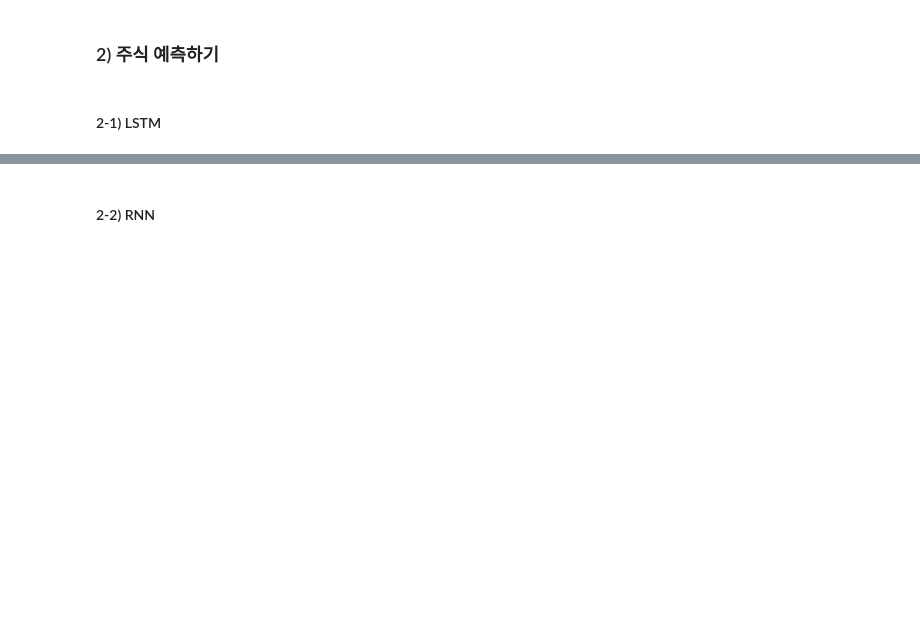
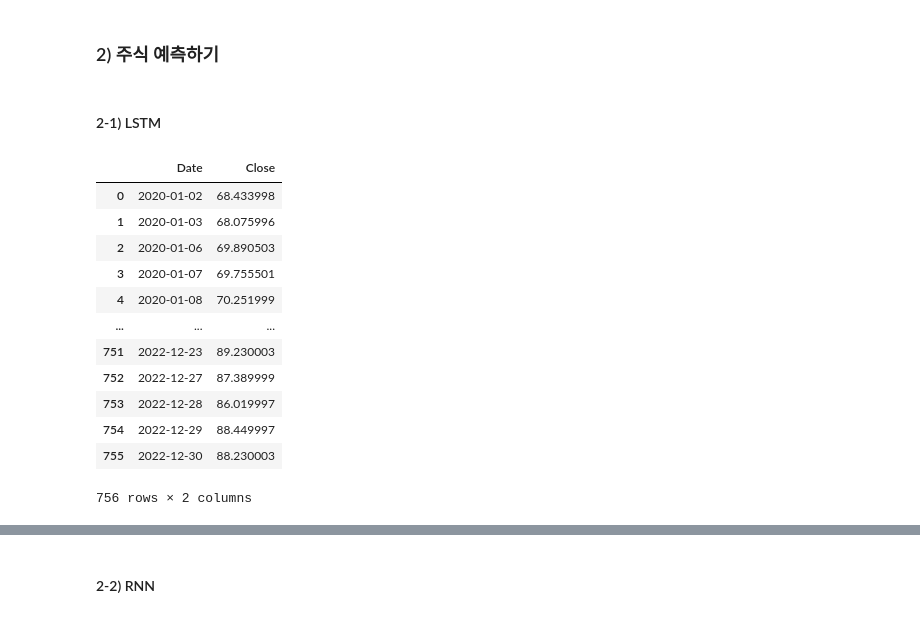
Before and after one commit to ThumbRocket/AI_Expert_Lecture_Files, a Jupyter notebook: 4Week/삼성_실습_1일차.ipynb, the cells around one changed output, grey strips where cells are left out. Drawn from its saved outputs; the diff is of its cells as text; code cells hidden in the pictures; blank space fills up the shorter version.

```diff
--- a/4Week/삼성_실습_1일차.ipynb
+++ b/4Week/삼성_실습_1일차.ipynb
@@ -734,6 +844,22 @@ data = pd.read_csv('stock.csv')
 
 scaler = MinMaxScaler(feature_range=(0, 1))
 scaled_data = scaler.fit_transform(data[['Close']])
+# %%
+data
+# %% [output]
+|  | Date | Close |
+| 0 | 2020-01-02 | 68.433998 |
+| 1 | 2020-01-03 | 68.075996 |
+| 2 | 2020-01-06 | 69.890503 |
+| 3 | 2020-01-07 | 69.755501 |
+| 4 | 2020-01-08 | 70.251999 |
+| ... | ... | ... |
+| 751 | 2022-12-23 | 89.230003 |
+| 752 | 2022-12-27 | 87.389999 |
+| 753 | 2022-12-28 | 86.019997 |
+| 754 | 2022-12-29 | 88.449997 |
+| 755 | 2022-12-30 | 88.230003 |
+756 rows × 2 columns
 # %%
 # 시계열 데이터셋 생성 함수
 def create_dataset(dataset, time_step=1):
```
Also changed, not shown: parts of 34 cells of this notebook.
